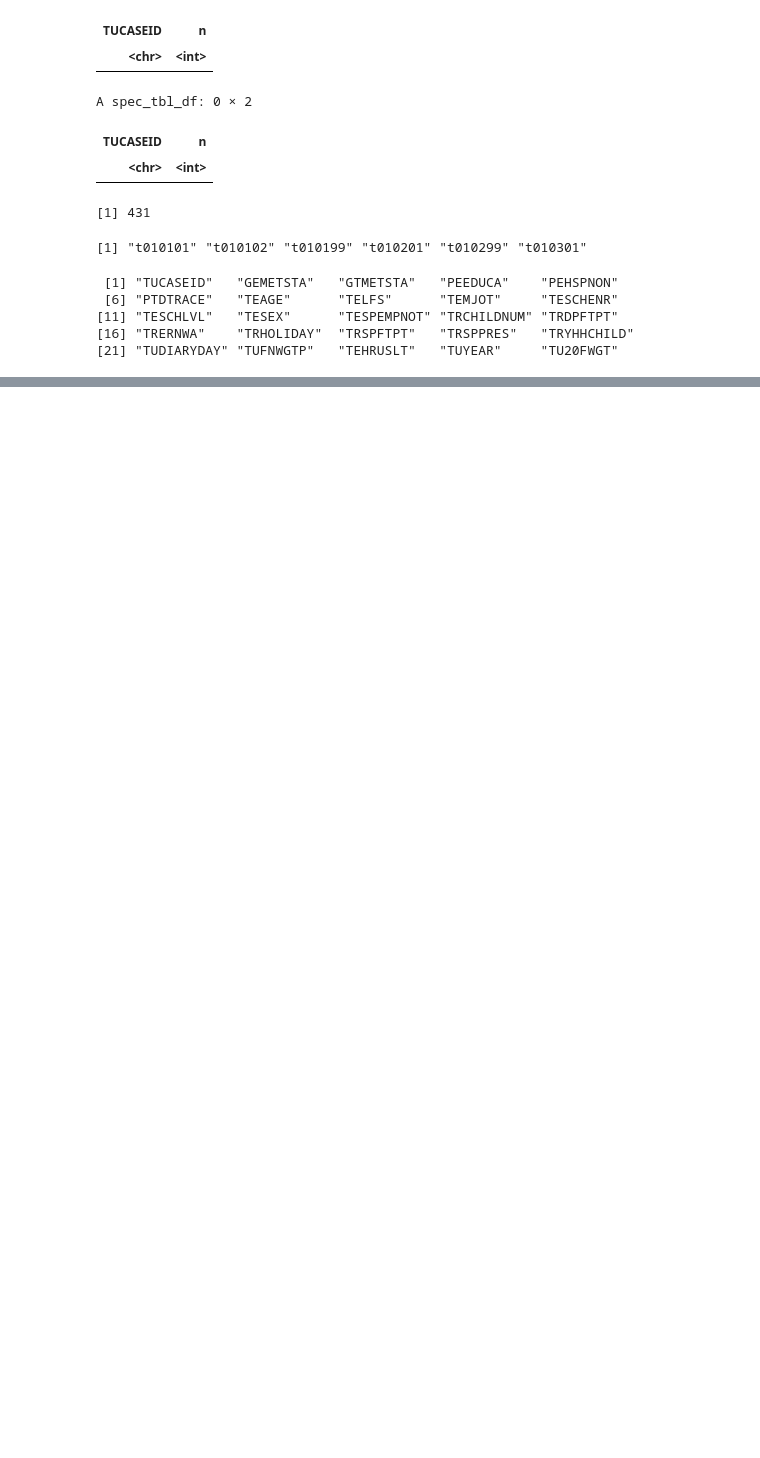
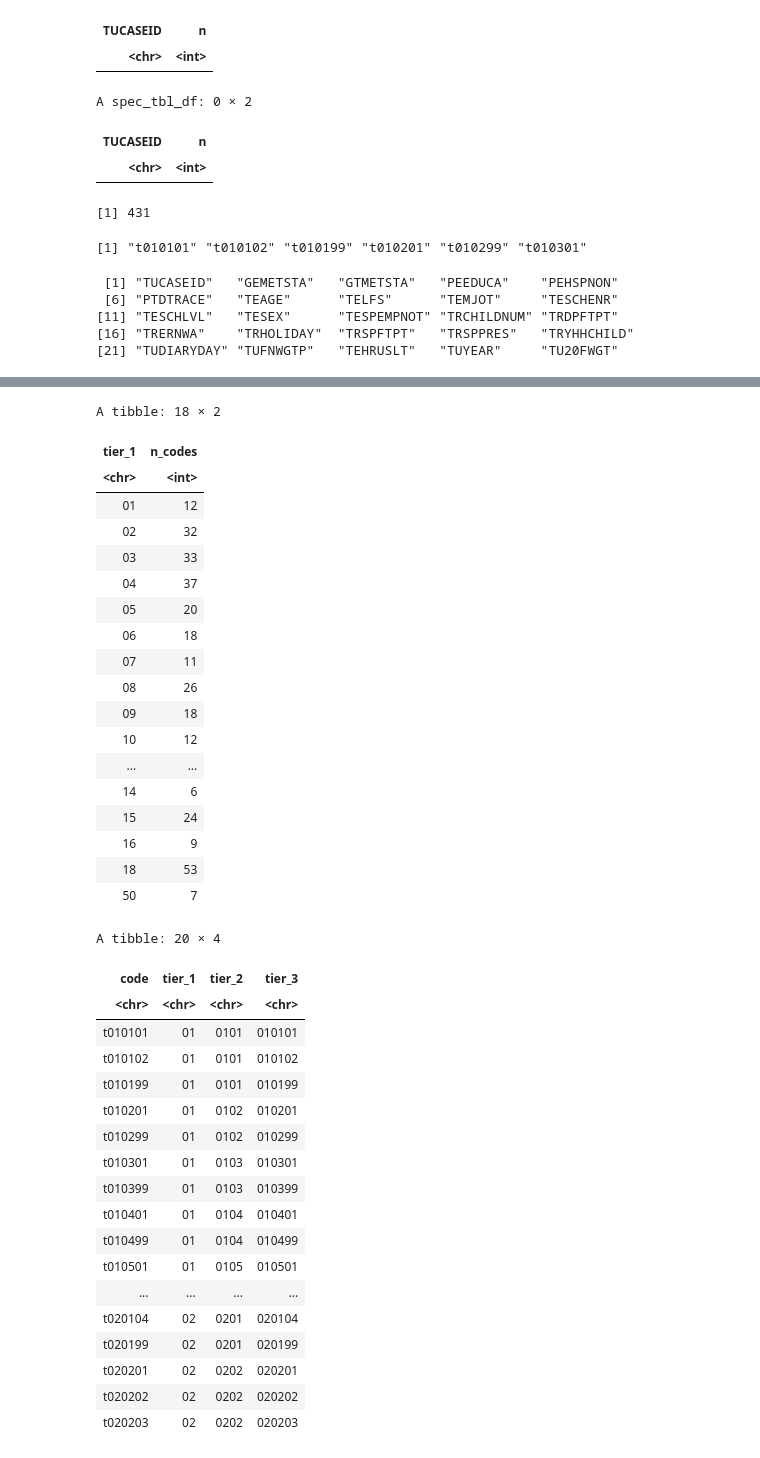
Before and after one commit to MaxCTaylor/DataViz-Visual-Narative, a Jupyter notebook: Analysis/explore_atus.ipynb, the cells around one changed output, grey strips where cells are left out. Drawn from its saved outputs; the diff is of its cells as text; code cells hidden in the pictures; blank space fills up the shorter version.

Commit message:
Initial eExploratory analysis finished (?)

```diff
--- a/Analysis/explore_atus.ipynb
+++ b/Analysis/explore_atus.ipynb
@@ -232 +262,62 @@ A spec_tbl_df: 7 × 2
 [figure]
+# %%
+# Activity variable inventory
+
+
+activity_inventory <- tibble(
+  code = activity_columns, # breaks each tabcdef into parasable pices
+  #broad category (e.g., 01 = Personal Care Activities, 02 = Household activities)
+  tier_1 = substr(activity_columns, 2, 3),
+  #sub-category (e.g., 0101 = sleeping, 0102 = grooming)
+  tier_2 = substr(activity_columns, 2, 5),
+  #specific-activity (e.g., 010101 = sleeping, 010102 = sleeplessness)
+  tier_3 = substr(activity_columns, 2, 7)
+)
+
+
+# How many activity codes per broad category?
+activity_inventory |>
+  count(tier_1, name = "n_codes") |>
+  arrange(tier_1)
+
+# Examine
+head(activity_inventory, 20) # utilize Analysis\Data\Raw\lexiconnoex0325.pdf
+# %% [output]
+A tibble: 18 × 2
+| tier_1 | n_codes |
+| <chr> | <int> |
+| 01 | 12 |
+| 02 | 32 |
+| 03 | 33 |
+| 04 | 37 |
+| 05 | 20 |
+| 06 | 18 |
+| 07 | 11 |
+| 08 | 26 |
+| 09 | 18 |
+| 10 | 12 |
+| ... | ... |
+| 14 | 6 |
+| 15 | 24 |
+| 16 | 9 |
+| 18 | 53 |
+| 50 | 7 |
+A tibble: 20 × 4
+| code | tier_1 | tier_2 | tier_3 |
+| <chr> | <chr> | <chr> | <chr> |
+| t010101 | 01 | 0101 | 010101 |
+| t010102 | 01 | 0101 | 010102 |
+| t010199 | 01 | 0101 | 010199 |
+| t010201 | 01 | 0102 | 010201 |
+| t010299 | 01 | 0102 | 010299 |
+| t010301 | 01 | 0103 | 010301 |
+| t010399 | 01 | 0103 | 010399 |
+| t010401 | 01 | 0104 | 010401 |
+| t010499 | 01 | 0104 | 010499 |
+| t010501 | 01 | 0105 | 010501 |
+| ... | ... | ... | ... |
+| t020104 | 02 | 0201 | 020104 |
+| t020199 | 02 | 0201 | 020199 |
+| t020201 | 02 | 0202 | 020201 |
+| t020202 | 02 | 0202 | 020202 |
+| t020203 | 02 | 0202 | 020203 |
```
Also changed, not shown: parts of 11 cells of this notebook, 7 other files.
